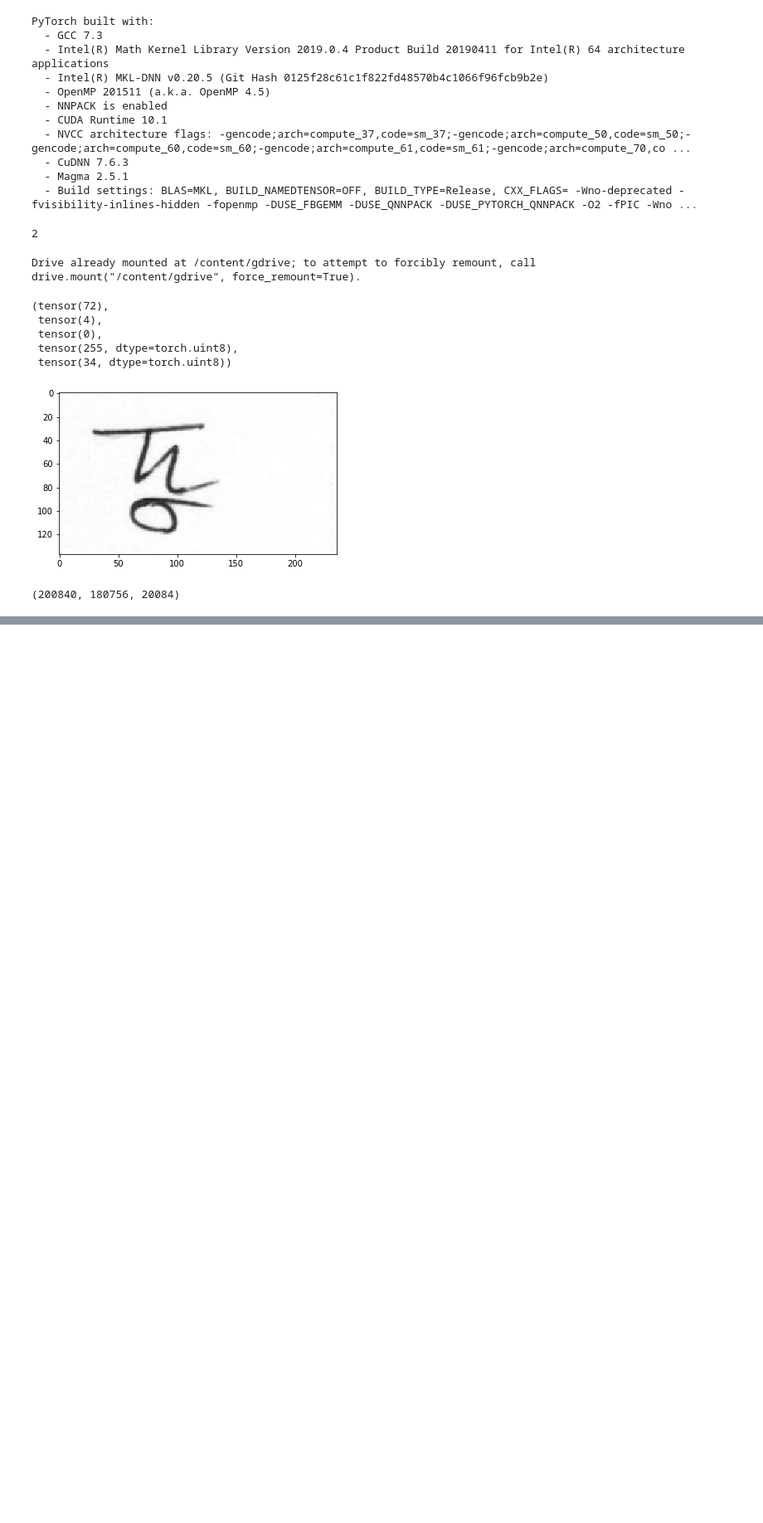
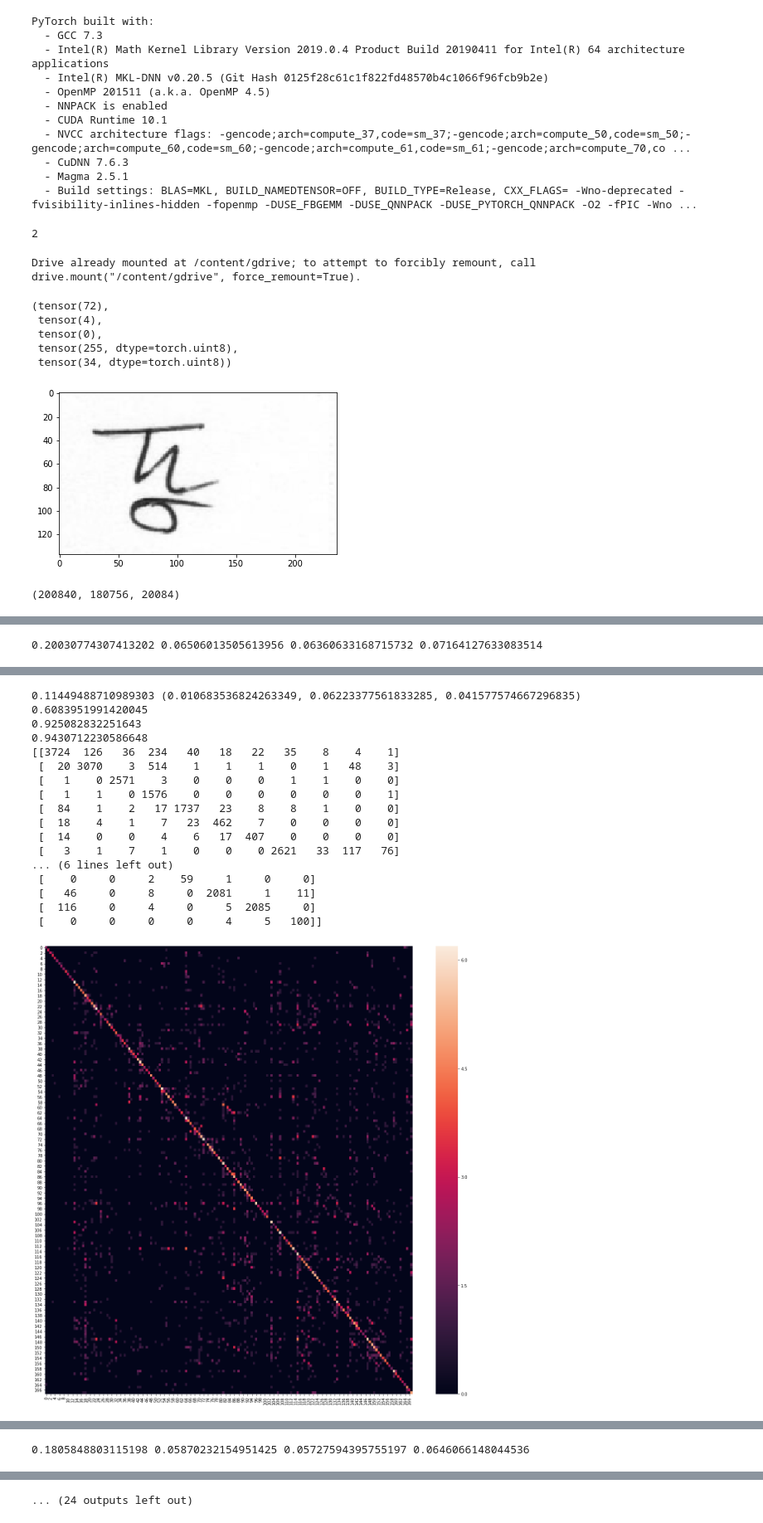
Before and after one commit to abyaadrafid/BHGD, a Jupyter notebook: bangla_handwritten_grapheme.ipynb, the cells around one changed output, grey strips where cells are left out. Shown at 83% size. Saved outputs shown, nothing was run; the diff lists cells and outputs as text; code cells hidden in the pictures; blank space fills up the shorter version.

```diff
--- a/bangla_handwritten_grapheme.ipynb
+++ b/bangla_handwritten_grapheme.ipynb
@@ -172,6 +170,8 @@ def make_one_hot(y,nb_classes):
   y_onehot = torch.FloatTensor(bs,nb_classes).cuda()
   y_onehot=y_onehot.zero_()
   y_onehot= y_onehot.scatter_(1,y.view(-1,1),1)
+
+  return y_onehot
 # %%
 def mixup_data(x, g,v,c, alpha=1.0, use_cuda=True):
     if alpha > 0:
@@ -227,20 +227,16 @@ def run_epochs(num_epochs):
           img, g, v, c = img.to(device), g.to(device), v.to(device), c.to(device)
           img = img / 255.0
           g_o = make_one_hot(g,nb_graphmeme)
-          c_o = make_one_hot(c,nb_vowel)
-          v_o = make_one_hot(v,nb_cons)
+          v_o = make_one_hot(v,nb_vowel)
+          c_o = make_one_hot(c,nb_cons)
 
-          # if(rand_pct()) :
-          #   img,g_m,v_m,c_m,lam=mixup_data(img,g_o,v_o,c_o,alpha=0.1)
-          #   g_pred, v_pred, c_pred = model(img)
-          #   g_loss = criterion(g_pred,g_o)
-          #   v_loss = criterion(v_pred,v_o)
-          #   c_loss = criterion(c_pred,c_o)
-          # else :
+          if(rand_pct()) :
+            img,g_m,v_m,c_m,lam=mixup_data(img,g_o,v_o,c_o,alpha=0.1)
+
           g_pred, v_pred, c_pred = model(img)
-          g_loss = criterion(g_pred,g)
-          v_loss = criterion(v_pred,v)
-          c_loss = criterion(c_pred,c)
+          g_loss = criterion(g_pred,g_o)
+          v_loss = criterion(v_pred,v_o)
+          c_loss = criterion(c_pred,c_o)
 
           loss = g_loss + v_loss + c_loss
           loss.backward()
@@ -273,8 +269,8 @@ def run_epochs(num_epochs):
 
               g_pred, v_pred, c_pred = model(img)
               g_o = make_one_hot(g,nb_graphmeme)
-              c_o = make_one_hot(c,nb_vowel)
-              v_o = make_one_hot(v,nb_cons)
+              v_o = make_one_hot(v,nb_vowel)
+              c_o = make_one_hot(c,nb_cons)
               g_loss = criterion(g_pred,g_o)
               v_loss = criterion(v_pred,v_o)
               c_loss = criterion(c_pred,c_o)
@@ -329,2 +434,5 @@ plt.plot([t[2] for t in va_losses])
 # %%
 torch.save(model.state_dict(), 'model.pth')
+# %%
+run_epochs(7)
+# %% [output]
@@ -330,0 +441 @@ torch.save(model.state_dict(), 'model.pth')
+0.20030774307413202 0.06506013505613956 0.06360633168715732 0.07164127633083514
@@ -330,0 +443,18 @@ torch.save(model.state_dict(), 'model.pth')
+0.11449488710989303 (0.010683536824263349, 0.06223377561833285, 0.041577574667296835)
+0.6083951991420045
+0.925082832251643
+0.9430712230586648
+[[3724  126   36  234   40   18   22   35    8    4    1]
+ [  20 3070    3  514    1    1    1    0    1   48    3]
+ [   1    0 2571    3    0    0    0    1    1    0    0]
+ [   1    1    0 1576    0    0    0    0    0    0    1]
+ [  84    1    2   17 1737   23    8    8    1    0    0]
+ [  18    4    1    7   23  462    7    0    0    0    0]
+ [  14    0    0    4    6   17  407    0    0    0    0]
+ [   3    1    7    1    0    0    0 2621   33  117   76]
+... (6 lines left out)
+ [    0     0     2    59     1     0     0]
+ [   46     0     8     0  2081     1    11]
+ [  116     0     4     0     5  2085     0]
+ [    0     0     0     0     4     5   100]]
+[figure, added]
@@ -330,0 +462 @@ torch.save(model.state_dict(), 'model.pth')
+0.1805848803115198 0.05870232154951425 0.05727594395755197 0.0646066148044536
@@ -330,0 +483 @@ torch.save(model.state_dict(), 'model.pth')
+... (24 outputs left out)
```
Also changed, not shown: parts of 12 cells of this notebook.
